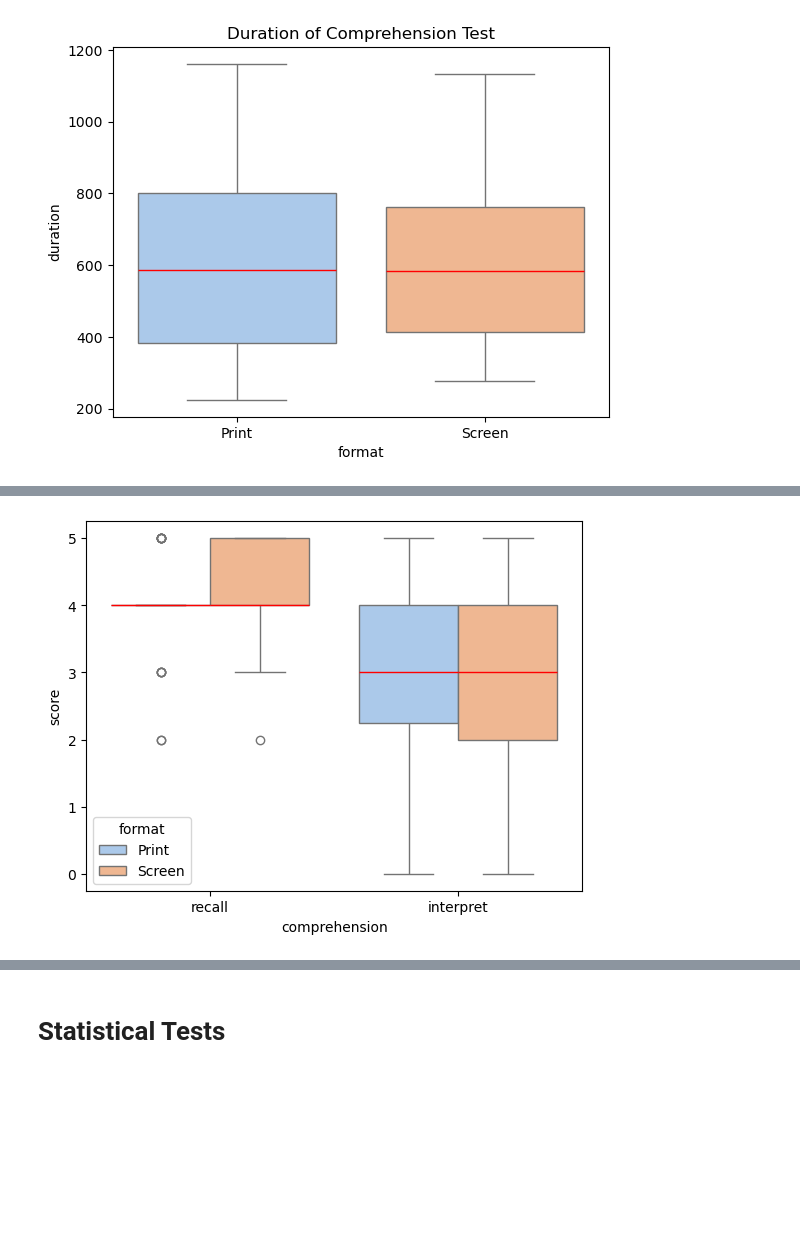
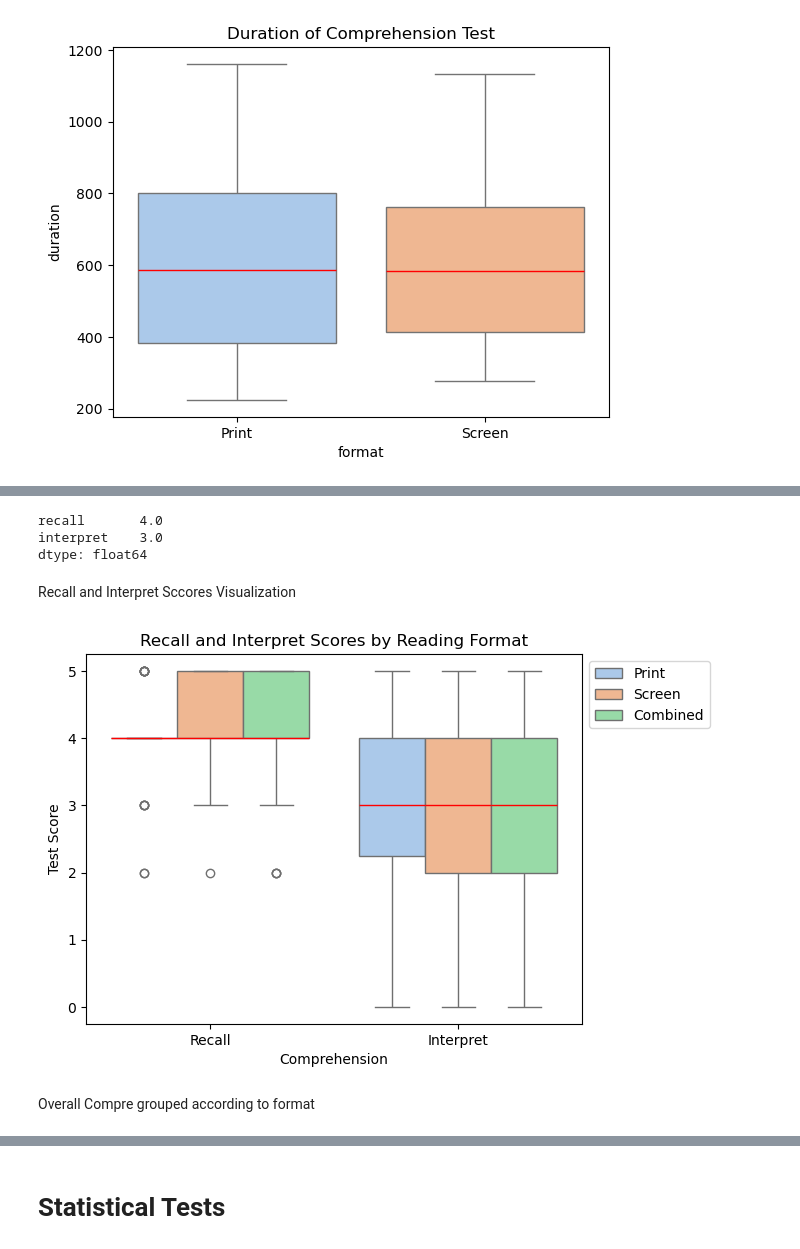
Before and after one commit to KyleCarlo/ScreenVSPrint, a Jupyter notebook: Notebook.ipynb, the cells around one changed output, grey strips where cells are left out. Cells and saved outputs as stored; diff of their text form; code cells hidden in the pictures; blank space fills up the shorter version.

```diff
--- a/Notebook.ipynb
+++ b/Notebook.ipynb
@@ -340,6 +417,34 @@ plt.show()
+# %%
+compre_scores.iloc[:,1:].median()
+# %% [output]
+recall       4.0
+interpret    3.0
+dtype: float64
+# %% [markdown]
+Recall and Interpret Sccores Visualization
 # %%
 compre_scores_long = df[['format', 'recall', 'interpret']].melt(id_vars=['format'], value_vars=['recall', 'interpret'], var_name='comprehension', value_name='score')
-sns.boxplot(x='comprehension', y='score', hue='format', data=compre_scores_long, palette='pastel', medianprops={'color': 'red'})
+compre_scores_long_2 = compre_scores_long.copy()
+compre_scores_long_2['format'] = 'Combined'
+compre_scores_long_combined = pd.concat([compre_scores_long, compre_scores_long_2])
+
+sns.boxplot(x='comprehension', y='score', hue='format', data=compre_scores_long_combined, palette='pastel', medianprops={'color': 'red'})
+plt.title('Recall and Interpret Scores by Reading Format')
+plt.legend(bbox_to_anchor=(1.00, 1), loc='upper left')
+plt.ylabel('Test Score')
+plt.xticks(
+    ticks=range(2),          # positions of the ticks
+    labels=['Recall', 'Interpret']
+)
+plt.xlabel('Comprehension')
+plt.savefig(
+    'Recall and Interpret Scores by Reading Format.png',
+    dpi=300,
+    bbox_inches='tight',
+    pad_inches=0.3
+)
 plt.show()
 # %% [output]
-[figure, old version]
+[figure, new version]
+# %% [markdown]
+Overall Compre grouped according to format
```
Also changed, not shown: parts of 26 cells of this notebook.
